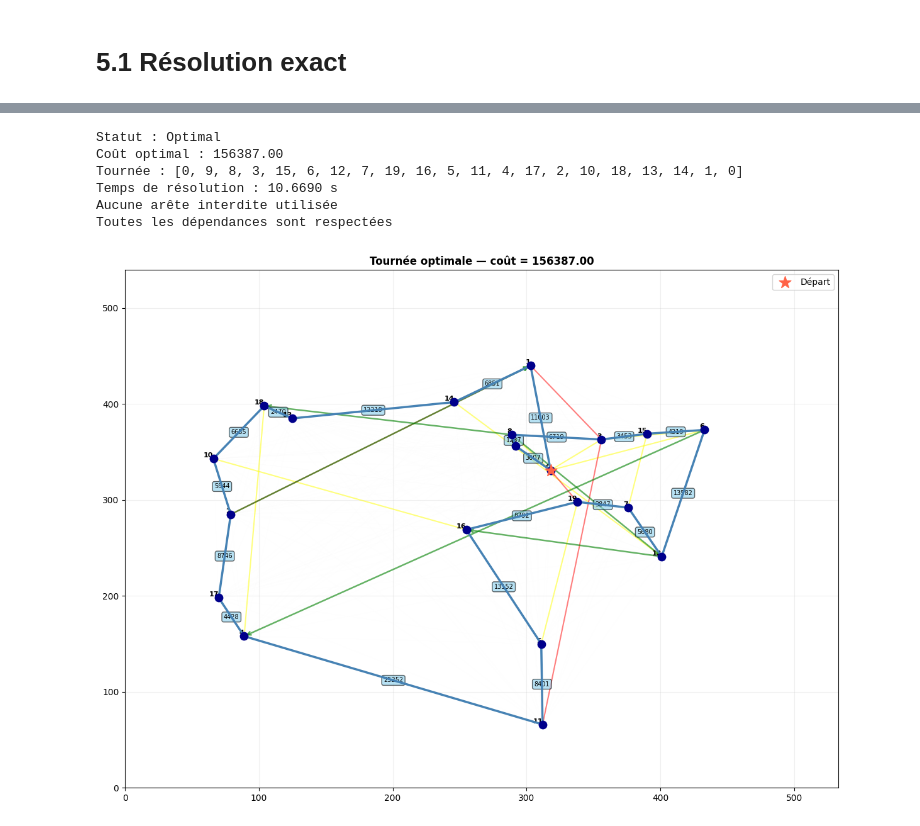
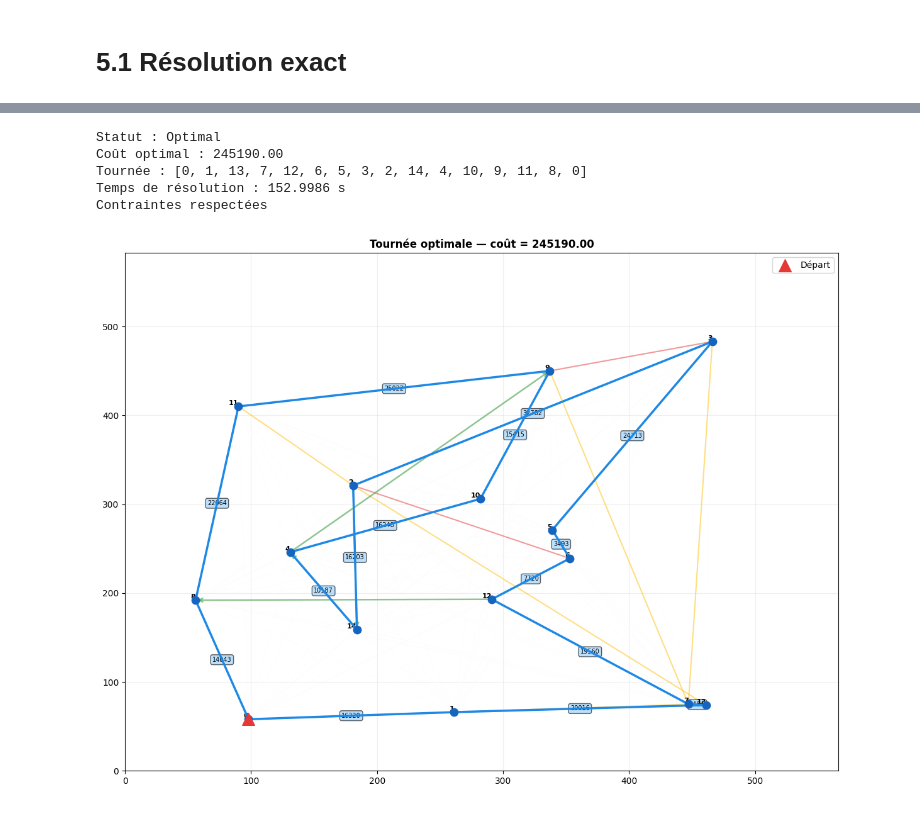
Before and after one commit to RobinNoiret/school-fisa3-recherche_operationnelle, a Jupyter notebook: RN-livrable.ipynb, the cells around one changed output, grey strips where cells are left out. Drawn from its saved outputs; the diff is of its cells as text; code cells hidden in the pictures.

```diff
--- a/RN-livrable.ipynb
+++ b/RN-livrable.ipynb
@@ -340,23 +393,16 @@ def resoudre_tsp_plne(couts, coords=None, aretes_travaux=None, aretes_interdites
         print(f"Temps de résolution : {duree:.4f} s")
 
         if validation['aretes_interdites_violees']:
-            print(f"ATTENTION : {len(validation['aretes_interdites_violees'])} arête(s) interdite(s) utilisée(s) !")
-            for i, j in validation['aretes_interdites_violees']:
-                print(f"  {i} -> {j}")
-        else:
-            print("Aucune arête interdite utilisée")
+            print(f"Arêtes interdites violées : {len(validation['aretes_interdites_violees'])}")
 
         if validation['dependances_violees']:
-            print(f"ATTENTION : {len(validation['dependances_violees'])} dépendance(s) violée(s) !")
-            positions = {ville: idx for idx, ville in enumerate(tournee)}
-            for i, j in validation['dependances_violees']:
-                print(f"  {i} -> {j} : position {positions[i]} >= position {positions[j]}")
+            print(f"Dépendances violées : {len(validation['dependances_violees'])}")
         else:
-            print("Toutes les dépendances sont respectées")
+            print("Contraintes respectées")
 
     return tournee, cout, duree
 # %%
-def afficher_tournee(coords, tournee, dist, couts=None, aretes_travaux=None, aretes_interdites=None, dependances=None, cout=None):
+def afficher_tournee(coords, tournee, dist, aretes_travaux=None, aretes_interdites=None, dependances=None, cout=None):
     titre = "Tournée optimale"
     if cout is not None:
         titre += f" — coût = {cout:.2f}"
@@ -365,39 +411,39 @@ def afficher_tournee(coords, tournee, dist, couts=None, aretes_travaux=None, are
 
     coords_np = np.array(coords)
     all_segments = [coords_np[[i, j]] for i in range(len(coords)) for j in range(i + 1, len(coords))]
-    ax.add_collection(LineCollection(all_segments, colors='lightgray', linewidths=0.1, alpha=0.1))
+    ax.add_collection(LineCollection(all_segments, colors=COULEURS['filigrane'], linewidths=0.1, alpha=0.1))
 
     if aretes_travaux:
         segments_travaux = [coords_np[[i, j]] for i, j in aretes_travaux]
-        ax.add_collection(LineCollection(segments_travaux, colors='yellow', linewidths=1.5, alpha=0.5))
+        ax.add_collection(LineCollection(segments_travaux, colors=COULEURS['travaux'], linewidths=1.5, alpha=0.5))
 
     if aretes_interdites:
         segments_interdites = [coords_np[[i, j]] for i, j in aretes_interdites]
-        ax.add_collection(LineCollection(segments_interdites, colors='red', linewidths=1.5, alpha=0.5))
+        ax.add_collection(LineCollection(segments_interdites, colors=COULEURS['interdit'], linewidths=1.5, alpha=0.5))
 
     if dependances:
         for i, j in dependances:
             ax.annotate('', xy=coords_np[j], xytext=coords_np[i],
-                       arrowprops=dict(arrowstyle='->', lw=1.8, color='green', alpha=0.6), zorder=3)
+                       arrowprops=dict(arrowstyle='->', lw=1.8, color=COULEURS['dependance'], alpha=0.6), zorder=3)
 
     for k in range(len(tournee)):
         i = tournee[k]
         j = tournee[(k + 1) % len(tournee)]
         ax.plot([coords_np[i, 0], coords_np[j, 0]],
                [coords_np[i, 1], coords_np[j, 1]],
-               color="steelblue", linewidth=2.5, zorder=5)
+               color=COULEURS['tournee'], linewidth=2.5, zorder=5)
 
         mid_x = (coords_np[i, 0] + coords_np[j, 0]) / 2
         mid_y = (coords_np[i, 1] + coords_np[j, 1]) / 2
         distance = dist[i][j]
         ax.text(mid_x, mid_y, f'{distance:.0f}', fontsize=7, ha='center', va='center',
-                bbox=dict(boxstyle='round,pad=0.3', facecolor='skyblue', alpha=0.6))
+                bbox=dict(boxstyle='round,pad=0.3', facecolor=COULEURS['label_dist'], alpha=0.6))
 
     for i, (x, y) in enumerate(coords_np):
-        ax.scatter(x, y, c="darkblue", s=80, zorder=6)
+        ax.scatter(x, y, c=COULEURS['sommet'], s=80, zorder=6)
         ax.annotate(f"{i}", (x, y), fontsize=8, ha='right', va='bottom', fontweight='bold')
 
-    ax.scatter([coords_np[0, 0]], [coords_np[0, 1]], c="tomato", s=200, zorder=7, marker='*', label="Départ")
+    ax.scatter([coords_np[0, 0]], [coords_np[0, 1]], c=COULEURS['depot'], s=200, zorder=7, marker='^', label="Départ")
 
     ax.set_title(titre, fontsize=12, fontweight='bold')
     ax.set_xlim(0, max(coords_np[:, 0]) + 100)
@@ -549,7 +1021,7 @@ def orchestrer_benchmarks(tailles_n, nb_instances_par_taille, **kwargs_generer):
 # %% [markdown]
 # 5.1 Résolution exact
 # %%
-n = 20
+n = 15
 coords, dist, aretes_travaux, aretes_interdites, dependances = generer_instance(
     n=n,
     pct_travaux=0.05,
@@ -584,14 +1056,13 @@ Coordonnées : [[318, 331], [303, 440], [79, 285], [356, 363], [89, 158], [311,
 # %%
 tournee, cout, duree = resoudre_tsp_plne(dist, coords, aretes_travaux, aretes_interdites, dependances)
 
 if tournee is not None:
-    afficher_tournee(coords, tournee, dist, couts=dist, aretes_travaux=aretes_travaux,
+    afficher_tournee(coords, tournee, dist, aretes_travaux=aretes_travaux,
                     aretes_interdites=aretes_interdites, dependances=dependances, cout=cout)
 # %% [output]
 Statut : Optimal
-Coût optimal : 156387.00
-Tournée : [0, 9, 8, 3, 15, 6, 12, 7, 19, 16, 5, 11, 4, 17, 2, 10, 18, 13, 14, 1, 0]
-Temps de résolution : 10.6690 s
-Aucune arête interdite utilisée
-Toutes les dépendances sont respectées
+Coût optimal : 245190.00
+Tournée : [0, 1, 13, 7, 12, 6, 5, 3, 2, 14, 4, 10, 9, 11, 8, 0]
+Temps de résolution : 152.9986 s
+Contraintes respectées
-[figure, old version]
+[figure, new version]
```
Also changed, not shown: parts of 26 cells of this notebook, 1 other file.
